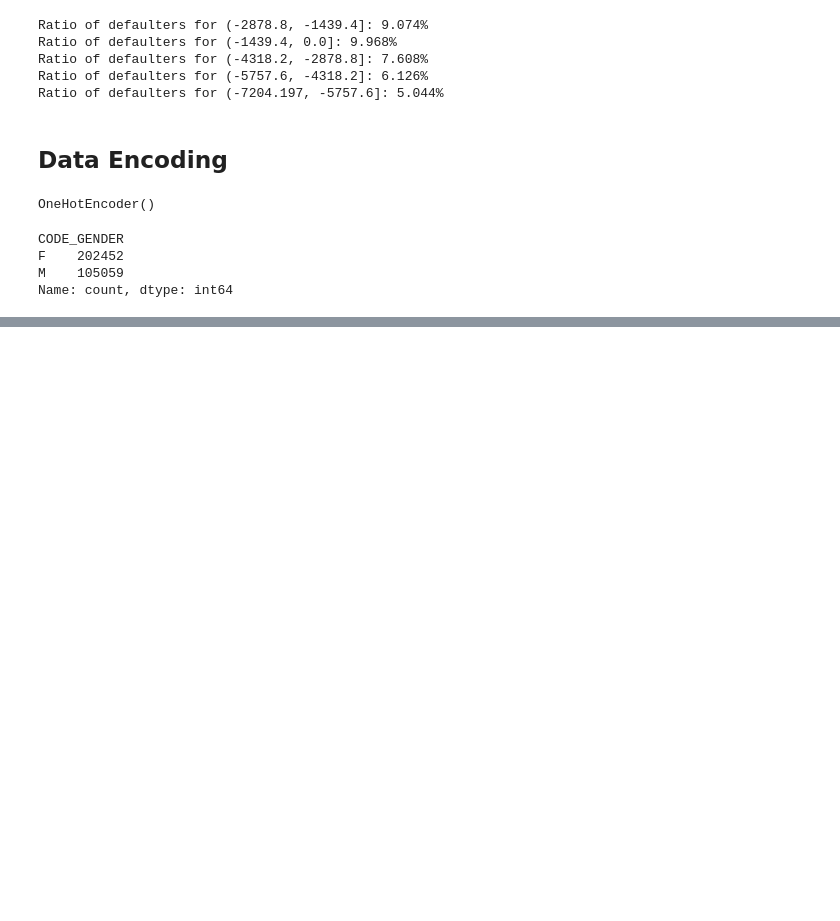
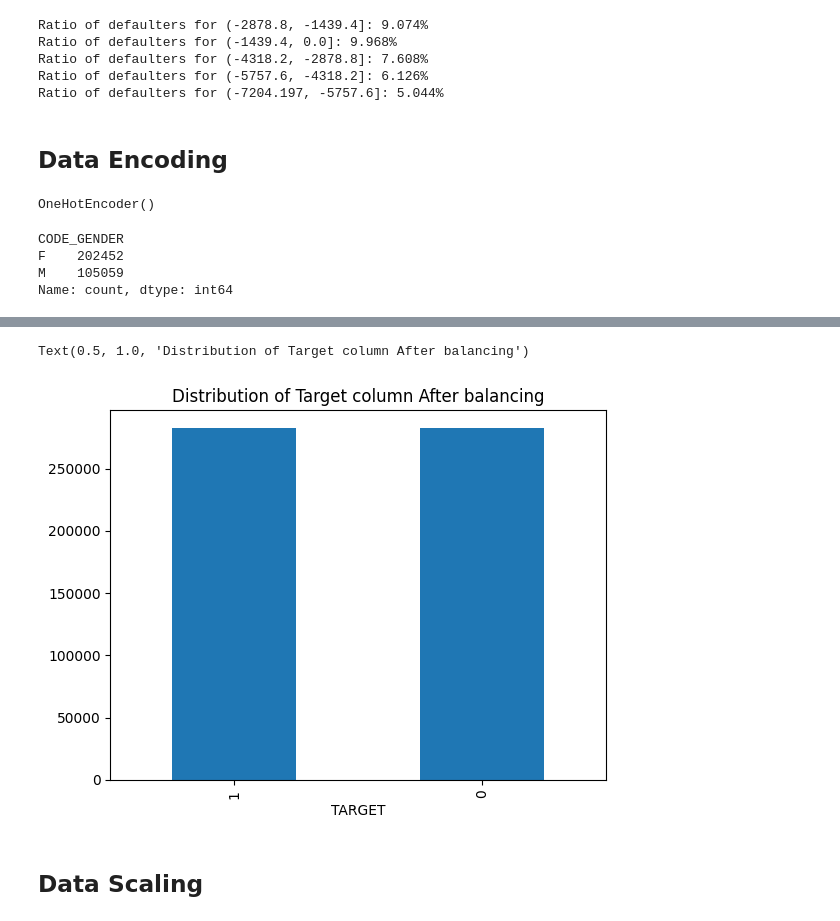
Before and after one commit to Shahidshaik5/Credit-Scoring-Model-Enhancing-Creditworthiness-Assessment-Using-Machine-Learning, a Jupyter notebook: Home_Credit_Default_Risk_Code.ipynb, the cells around one changed output, grey strips where cells are left out. Drawn from its saved outputs; the diff is of its cells as text; code cells hidden in the pictures; blank space fills up the shorter version.

```diff
--- a/Home_Credit_Default_Risk_Code.ipynb
+++ b/Home_Credit_Default_Risk_Code.ipynb
@@ -563,0 +566,3 @@ df.head()
+# %%
+x= df.drop("TARGET", axis=1)
+y= df.TARGET
@@ -563,0 +575,12 @@ df.head()
+# %%
+from imblearn.over_sampling import SMOTE
+sampler = SMOTE()
+x_new, y_new = sampler.fit_resample(x,y)
+# %%
+y_new.value_counts().plot(kind="bar")
+plt.title("Distribution of Target column After balancing")
+# %% [output]
+Text(0.5, 1.0, 'Distribution of Target column After balancing')
+[figure, added]
+# %% [markdown]
+## Data Scaling
```
Also changed, not shown: parts of 8 cells of this notebook.
